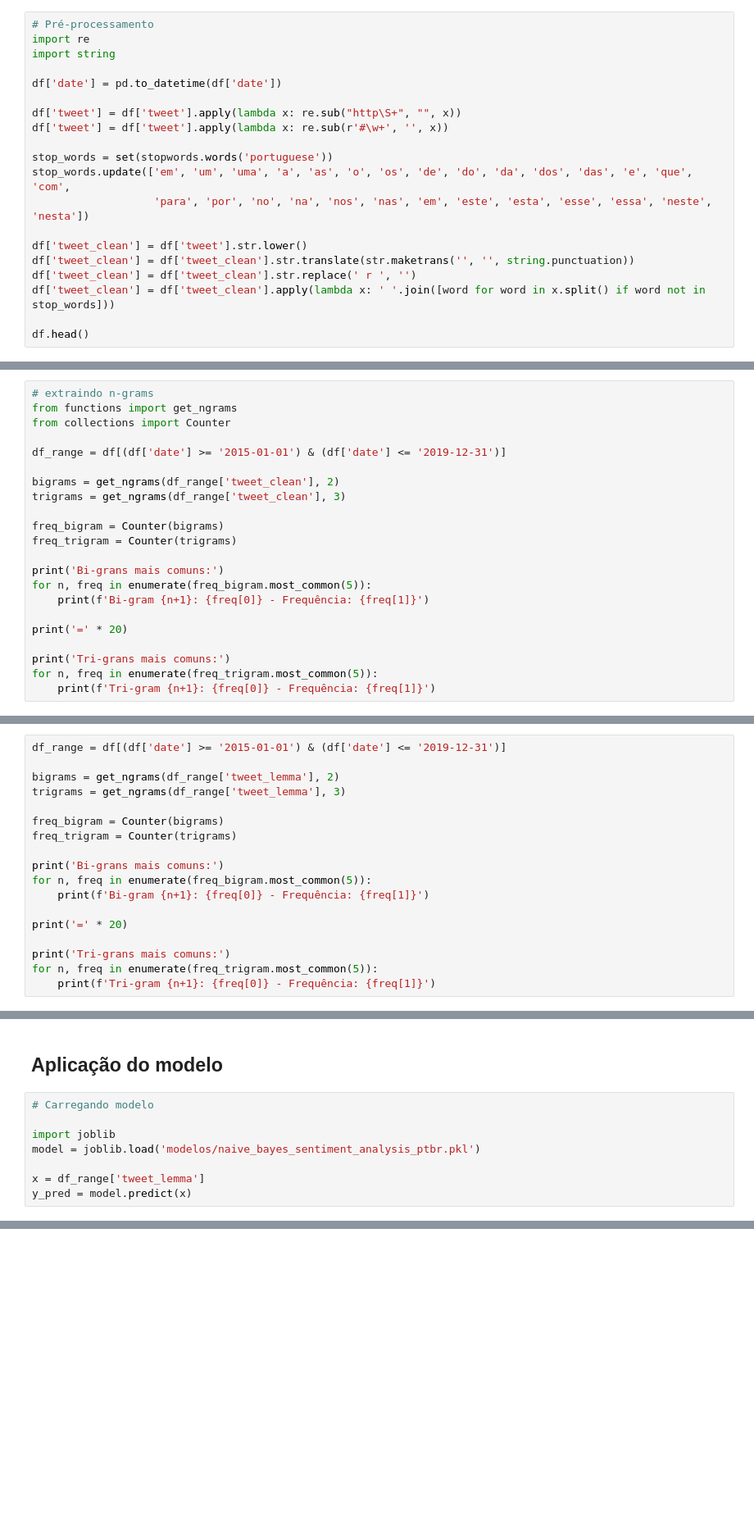
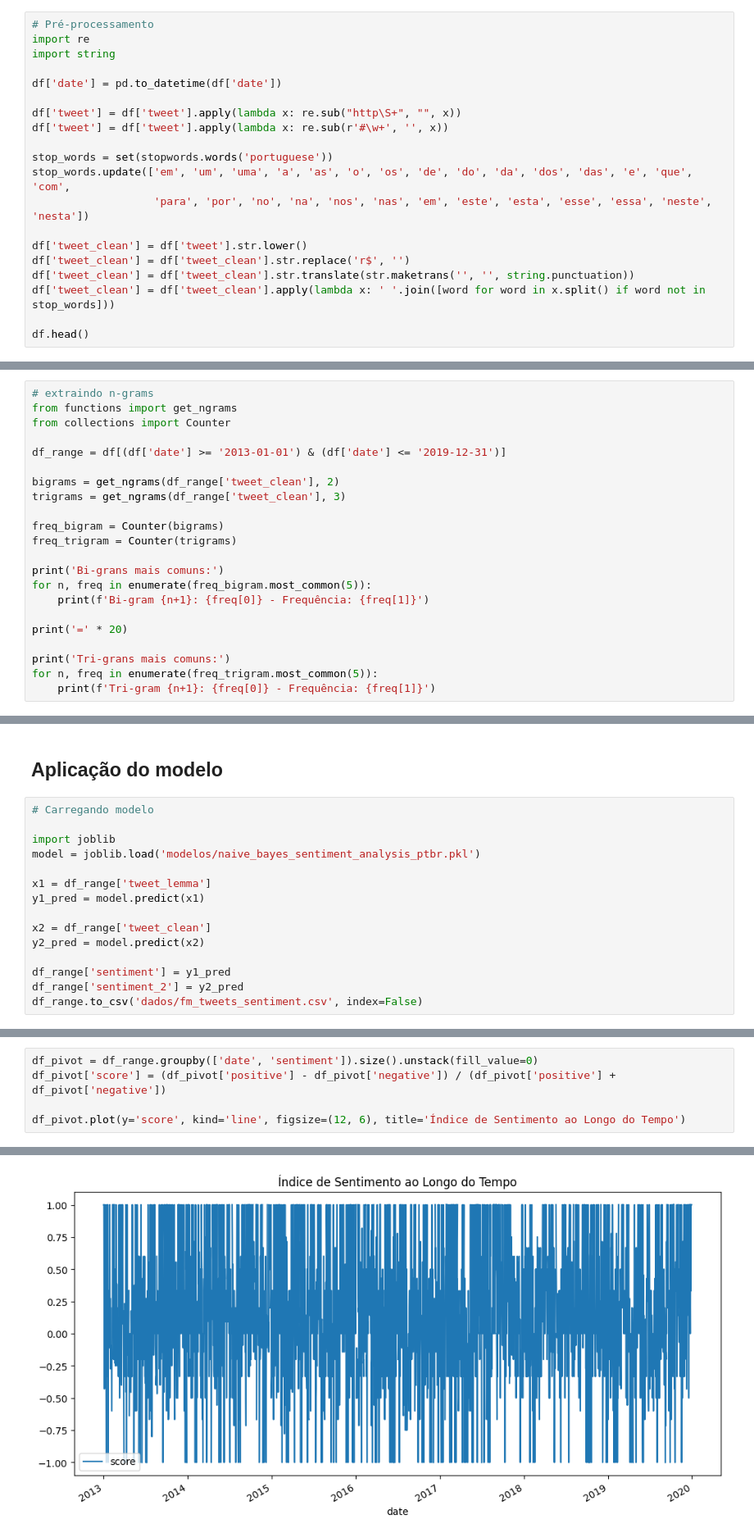
Before and after one commit to santluan/tcc-mba-usp, a Jupyter notebook: sentiment_index_folhamercado.ipynb, the cells around one changed output, grey strips where cells are left out. Shown at 82% size. Saved outputs shown, nothing was run; the diff lists cells and outputs as text; blank space fills up the shorter version.

Commit message:
update sentiment index

```diff
--- a/sentiment_index_folhamercado.ipynb
+++ b/sentiment_index_folhamercado.ipynb
@@ -42,8 +42,8 @@ stop_words.update(['em', 'um', 'uma', 'a', 'as', 'o', 'os', 'de', 'do', 'da', 'd
                    'para', 'por', 'no', 'na', 'nos', 'nas', 'em', 'este', 'esta', 'esse', 'essa', 'neste', 'nesta'])
 
 df['tweet_clean'] = df['tweet'].str.lower()
+df['tweet_clean'] = df['tweet_clean'].str.replace('r$', '')
 df['tweet_clean'] = df['tweet_clean'].str.translate(str.maketrans('', '', string.punctuation))
-df['tweet_clean'] = df['tweet_clean'].str.replace(' r ', '')
 df['tweet_clean'] = df['tweet_clean'].apply(lambda x: ' '.join([word for word in x.split() if word not in stop_words]))
 
 df.head()
@@ -68,7 +68,7 @@ df.to_csv('dados/fm_tweets_preprocessed.csv', index=False)
 from functions import get_ngrams
 from collections import Counter
 
-df_range = df[(df['date'] >= '2015-01-01') & (df['date'] <= '2019-12-31')]
+df_range = df[(df['date'] >= '2013-01-01') & (df['date'] <= '2019-12-31')]
 
 bigrams = get_ngrams(df_range['tweet_clean'], 2)
 trigrams = get_ngrams(df_range['tweet_clean'], 3)
@@ -102,18 +101,0 @@ Tri-gram 5: ('pedido', 'recuperação', 'judicial') - Frequência: 28
-# %%
-df_range = df[(df['date'] >= '2015-01-01') & (df['date'] <= '2019-12-31')]
-
-bigrams = get_ngrams(df_range['tweet_lemma'], 2)
-trigrams = get_ngrams(df_range['tweet_lemma'], 3)
-
-freq_bigram = Counter(bigrams)
-freq_trigram = Counter(trigrams)
-
-print('Bi-grans mais comuns:')
-for n, freq in enumerate(freq_bigram.most_common(5)):
-    print(f'Bi-gram {n+1}: {freq[0]} - Frequência: {freq[1]}')
-
-print('=' * 20)
-
-print('Tri-grans mais comuns:')
-for n, freq in enumerate(freq_trigram.most_common(5)):
-    print(f'Tri-gram {n+1}: {freq[0]} - Frequência: {freq[1]}')
@@ -139,5 +107,12 @@ Tri-gram 5: ('de', 'este', 'ano') - Frequência: 31
 import joblib
 model = joblib.load('modelos/naive_bayes_sentiment_analysis_ptbr.pkl')
 
-x = df_range['tweet_lemma']
-y_pred = model.predict(x)
+x1 = df_range['tweet_lemma']
+y1_pred = model.predict(x1)
+
+x2 = df_range['tweet_clean']
+y2_pred = model.predict(x2)
+
+df_range['sentiment'] = y1_pred
+df_range['sentiment_2'] = y2_pred
+df_range.to_csv('dados/fm_tweets_sentiment.csv', index=False)
@@ -143,0 +150,6 @@ y_pred = model.predict(x)
+# %%
+df_pivot = df_range.groupby(['date', 'sentiment']).size().unstack(fill_value=0)
+df_pivot['score'] = (df_pivot['positive'] - df_pivot['negative']) / (df_pivot['positive'] + df_pivot['negative'])
+
+df_pivot.plot(y='score', kind='line', figsize=(12, 6), title='Índice de Sentimento ao Longo do Tempo')
+# %% [output]
@@ -143,0 +157 @@ y_pred = model.predict(x)
+[figure, added]
```
Also changed, not shown: parts of 18 cells of this notebook, 2 other files.
